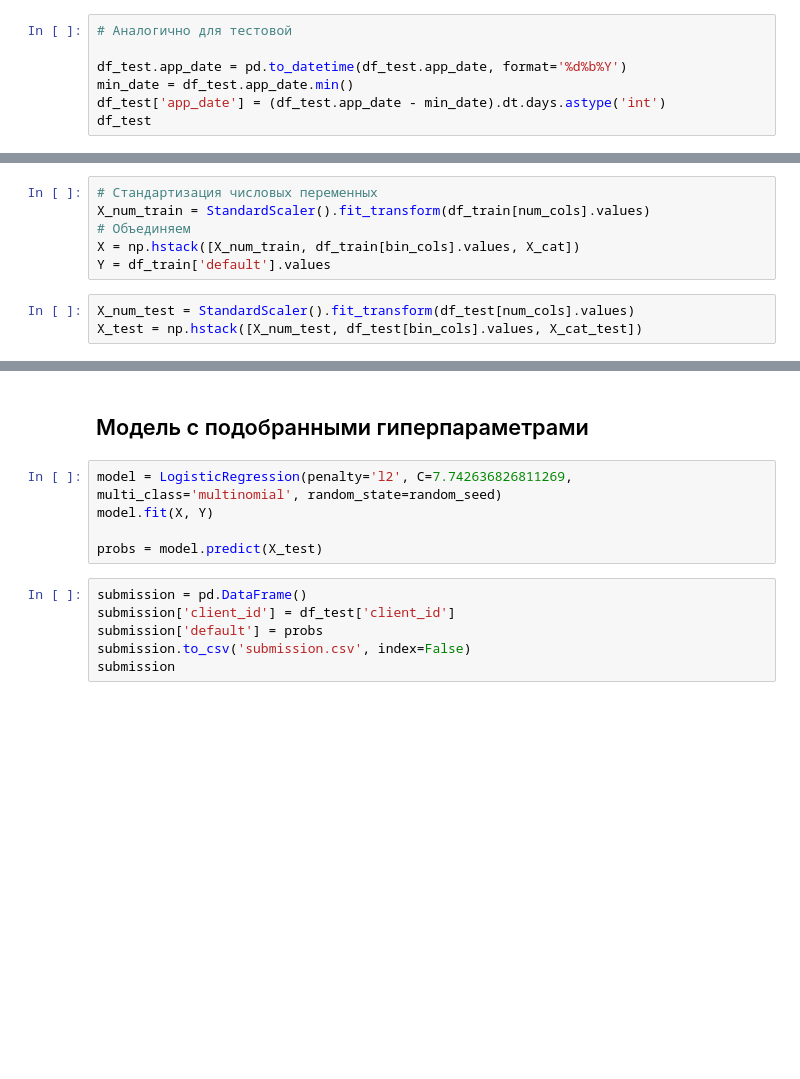
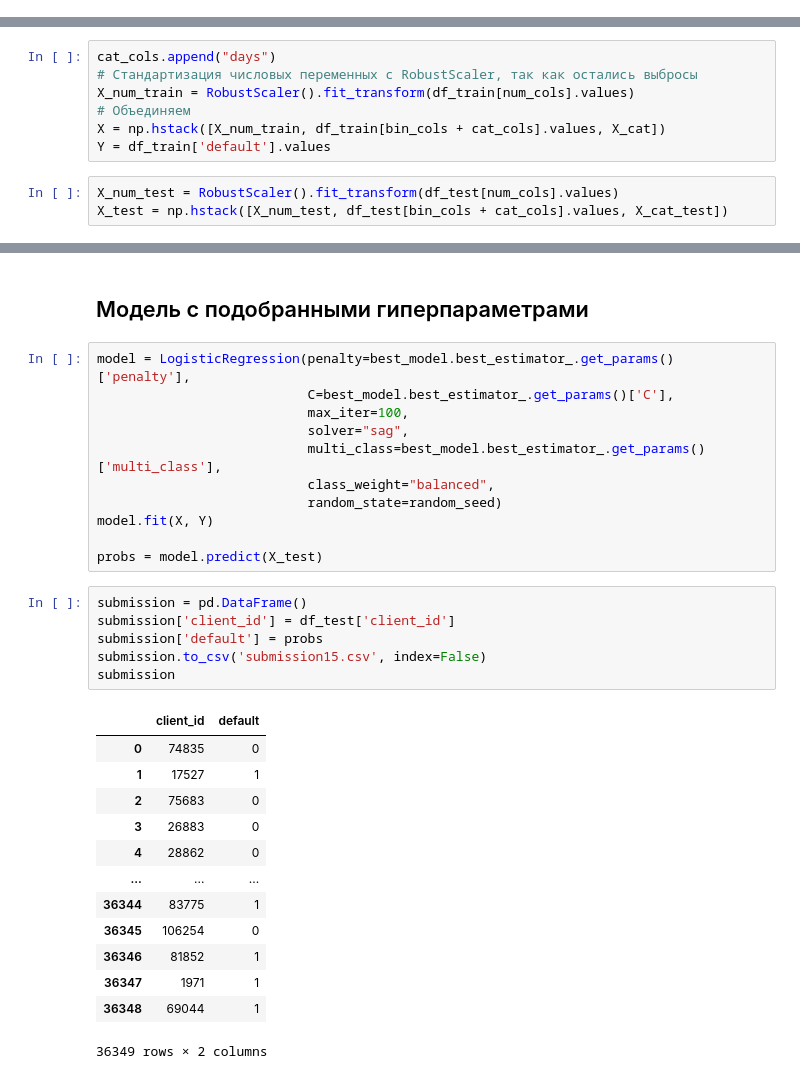
Before and after one commit to demonolock/skfactory, a Jupyter notebook: module_4/credit-scoring-kaggle.ipynb, the cells around one changed output, grey strips where cells are left out. Saved outputs shown, nothing was run; the diff lists cells and outputs as text; blank space fills up the shorter version.

```diff
--- a/module_4/credit-scoring-kaggle.ipynb
+++ b/module_4/credit-scoring-kaggle.ipynb
@@ -256,10 +374,3 @@ df_train
-# %%
-# Аналогично для тестовой
-
-df_test.app_date = pd.to_datetime(df_test.app_date, format='%d%b%Y')
-min_date = df_test.app_date.min()
-df_test['app_date'] = (df_test.app_date - min_date).dt.days.astype('int')
-df_test
 # %%
 df_train.education = label_encoder.fit_transform(df_train.education)
 df_test.education = label_encoder.fit_transform(df_test.education)
@@ -272,14 +385,15 @@ imp_cat.plot(kind = 'barh');
 # %% [markdown]
 Признаки `sex`, `car`,`good_work` являются наименее важными
 # %%
-# Стандартизация числовых переменных
-X_num_train = StandardScaler().fit_transform(df_train[num_cols].values)
+cat_cols.append("days")
+# Стандартизация числовых переменных c RobustScaler, так как остались выбросы
+X_num_train = RobustScaler().fit_transform(df_train[num_cols].values)
 # Объединяем
-X = np.hstack([X_num_train, df_train[bin_cols].values, X_cat])
+X = np.hstack([X_num_train, df_train[bin_cols + cat_cols].values, X_cat])
 Y = df_train['default'].values
 # %%
-X_num_test = StandardScaler().fit_transform(df_test[num_cols].values)
-X_test = np.hstack([X_num_test, df_test[bin_cols].values, X_cat_test])
+X_num_test = RobustScaler().fit_transform(df_test[num_cols].values)
+X_test = np.hstack([X_num_test, df_test[bin_cols + cat_cols].values, X_cat_test])
 # %% [markdown]
 Удалим наименее значимые признаки `sex` и `age`
 # %%
@@ -349,13 +507,33 @@ print('Лучшее multi_class:', best_model.best_estimator_.get_params()['mult
 # %% [markdown]
 ## Модель с подобранными гиперпараметрами
 # %%
-model = LogisticRegression(penalty='l2', C=7.742636826811269, multi_class='multinomial', random_state=random_seed)
+model = LogisticRegression(penalty=best_model.best_estimator_.get_params()['penalty'],
+                           C=best_model.best_estimator_.get_params()['C'],
+                           max_iter=100,
+                           solver="sag",
+                           multi_class=best_model.best_estimator_.get_params()['multi_class'],
+                           class_weight="balanced",
+                           random_state=random_seed)
 model.fit(X, Y)
 
 probs = model.predict(X_test)
 # %%
 submission = pd.DataFrame()
 submission['client_id'] = df_test['client_id']
 submission['default'] = probs
-submission.to_csv('submission.csv', index=False)
+submission.to_csv('submission15.csv', index=False)
 submission
+# %% [output]
+|  | client_id | default |
+| 0 | 74835 | 0 |
+| 1 | 17527 | 1 |
+| 2 | 75683 | 0 |
+| 3 | 26883 | 0 |
+| 4 | 28862 | 0 |
+| ... | ... | ... |
+| 36344 | 83775 | 1 |
+| 36345 | 106254 | 0 |
+| 36346 | 81852 | 1 |
+| 36347 | 1971 | 1 |
+| 36348 | 69044 | 1 |
+36349 rows × 2 columns
```
Also changed, not shown: parts of 24 cells of this notebook.
